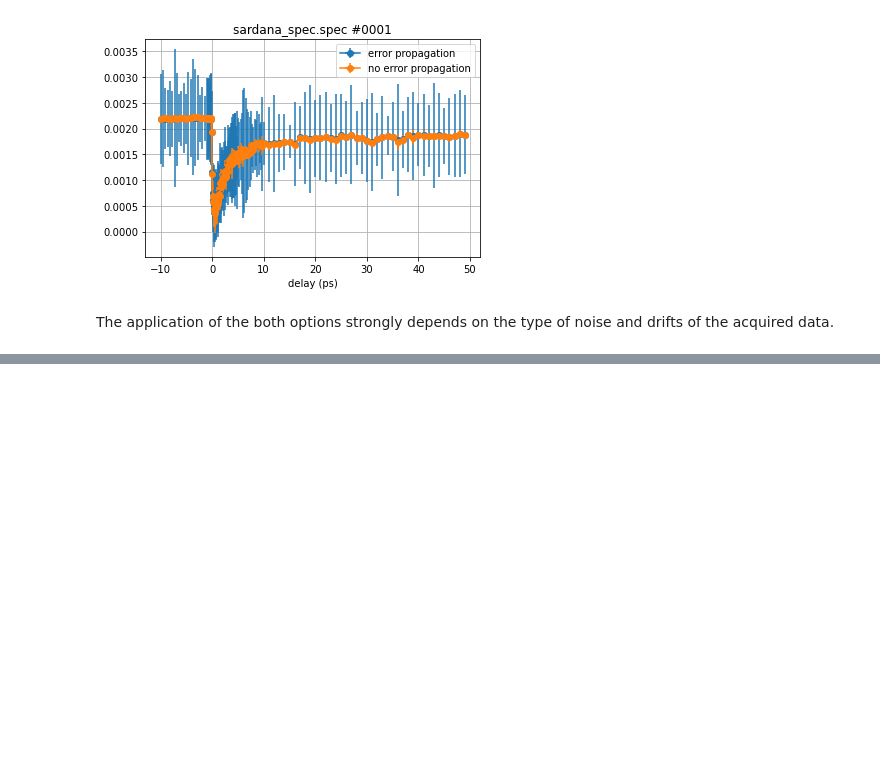
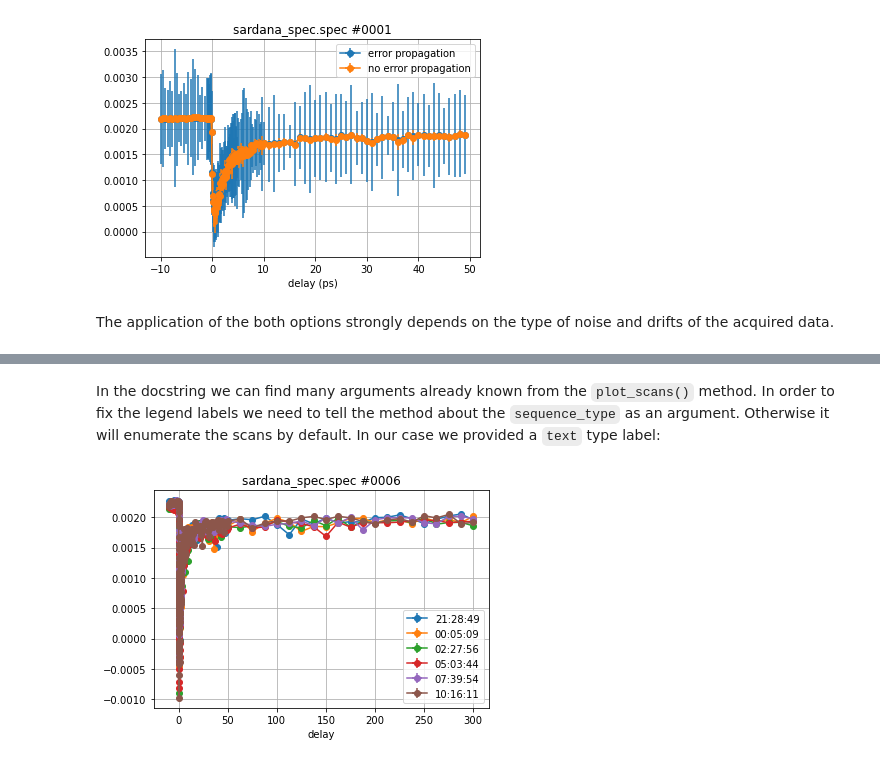
Before and after one commit to dschick/pyEvalData, a Jupyter notebook: docs/source/examples/evaluation.ipynb, the cells around one changed output, grey strips where cells are left out. Saved outputs shown, nothing was run; the diff lists cells and outputs as text; code cells hidden in the pictures; blank space fills up the shorter version.

```diff
--- a/docs/source/examples/evaluation.ipynb
+++ b/docs/source/examples/evaluation.ipynb
@@ -346,0 +469,12 @@ drifts of the acquired data.
+# %% [markdown]
+In the docstring we can find many arguments already known from the `plot_scans()`
+method. In order to fix the legend labels we need to tell the method about the
+`sequence_type` as an argument. Otherwise it will enumerate the scans by default.
+In our case we provided a `text` type label:
+# %%
+plt.figure()
+sequence_data, parameters, names, label_texts = \
+    ev.plot_scan_sequence(scan_sequence, sequence_type='text')
+plt.show()
+# %% [output]
+[figure, added]
```
Also changed, not shown: parts of 40 cells of this notebook.
